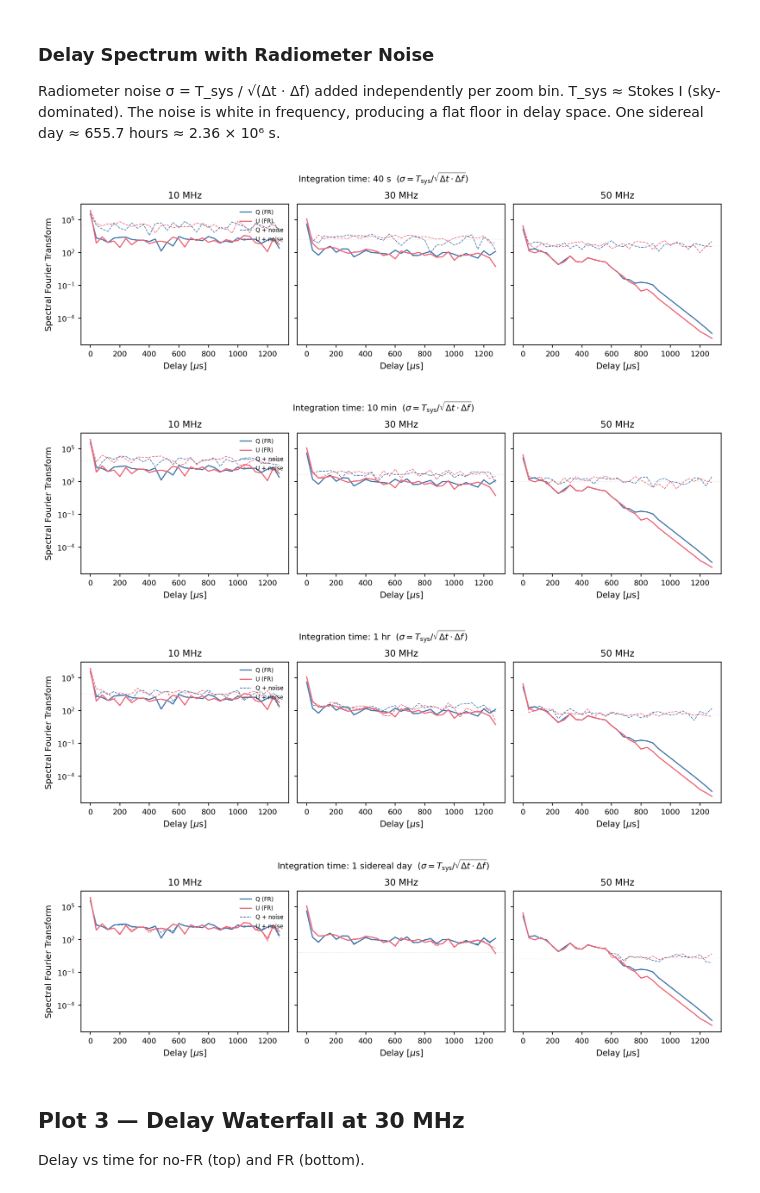
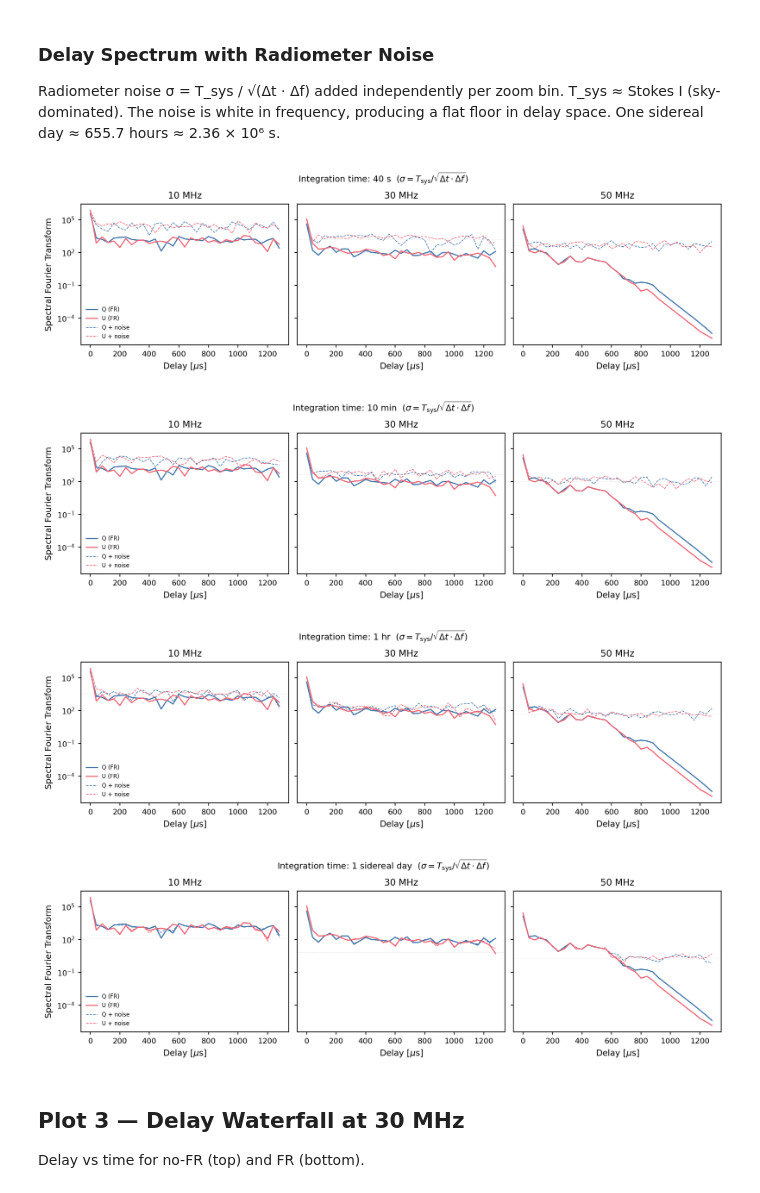
Before and after one commit to christianhbye/lusee_faraday, a Jupyter notebook: notebooks/faraday_results.ipynb, the cells around one changed output. Drawn from its saved outputs; the diff is of its cells as text; code cells hidden in the pictures.

```diff
--- a/notebooks/faraday_results.ipynb
+++ b/notebooks/faraday_results.ipynb
@@ -221,38 +221,38 @@ for dt_s, dt_label in integration_times:
 
         # Signal + noise
         sigma = T_sys / np.sqrt(dt_s * df_hz)
         noise_Q = rng.normal(0, sigma, 64)
         noise_U = rng.normal(0, sigma, 64)
         ft_Qn = np.abs(np.fft.rfft(Q_FR + noise_Q))
         ft_Un = np.abs(np.fft.rfft(U_FR + noise_U))
         ax.plot(tau, ft_Qn, color=BLUE, ls="--", lw=0.7,
                 label="Q + noise")
         ax.plot(tau, ft_Un, color=RED, ls="--", lw=0.7,
                 label="U + noise")
 
         # Analytic noise floor
         noise_floor = sigma * np.sqrt(64 / 2)
         ax.axhline(noise_floor, color=GREY, ls=":", lw=0.5, alpha=0.5)
 
         ax.set_yscale("log")
         ax.yaxis.set_major_locator(LogLocator(base=10.0, numticks=6))
         ax.yaxis.set_minor_locator(LogLocator(base=10.0, subs=range(2, 10),
                                                numticks=12))
         ax.yaxis.set_minor_formatter(NullFormatter())
         ax.set_title(f"{freq} MHz")
         ax.set_xlabel(r"Delay [$\mu$s]")
 
     axs[0].set_ylabel("Spectral Fourier Transform")
-    axs[0].legend(frameon=False, fontsize=6, loc="upper right")
+    axs[0].legend(frameon=False, fontsize=6, loc="best")
     fig.suptitle(f"Integration time: {dt_label}  "
                  r"($\sigma = T_\mathrm{sys} / \sqrt{\Delta t \cdot \Delta f}$)",
                  fontsize=9)
     plt.show()
 # %% [output]
-[figure, old version]
+[figure, new version]
-[figure, old version]
+[figure, new version]
-[figure, old version]
+[figure, new version]
-[figure, old version]
+[figure, new version]
 # %% [markdown]
 ## Plot 3 — Delay Waterfall at 30 MHz
 
```
Also changed, not shown: parts of 1 cell of this notebook, 2 other files.
